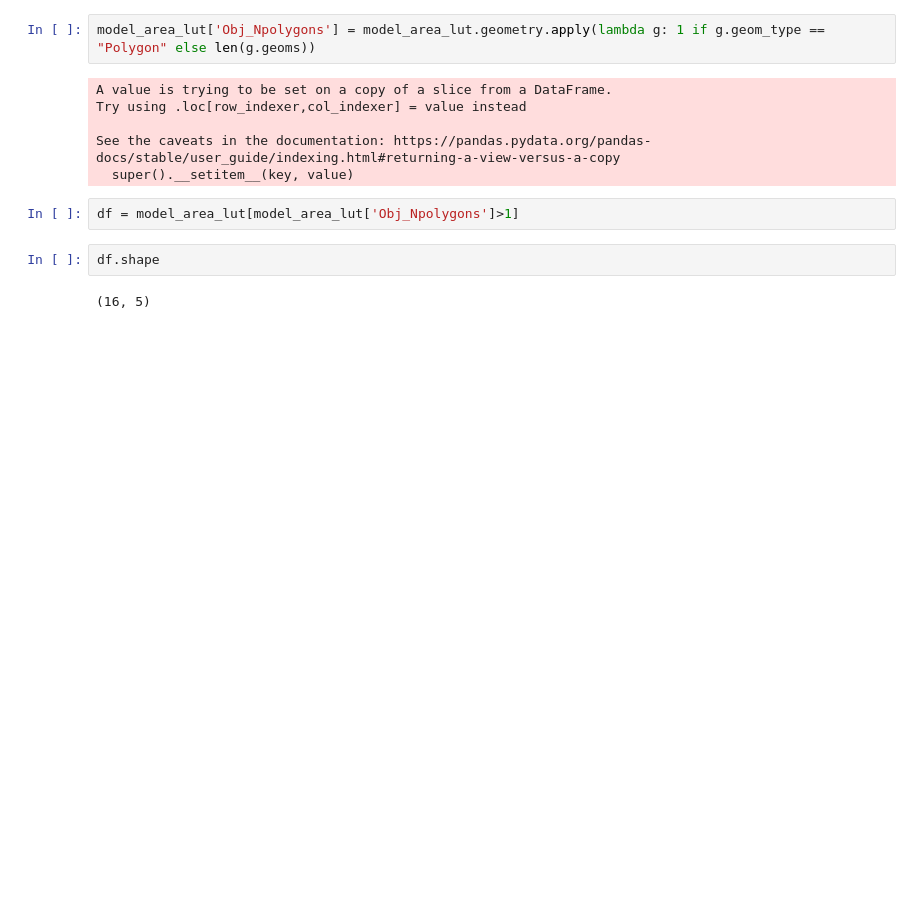
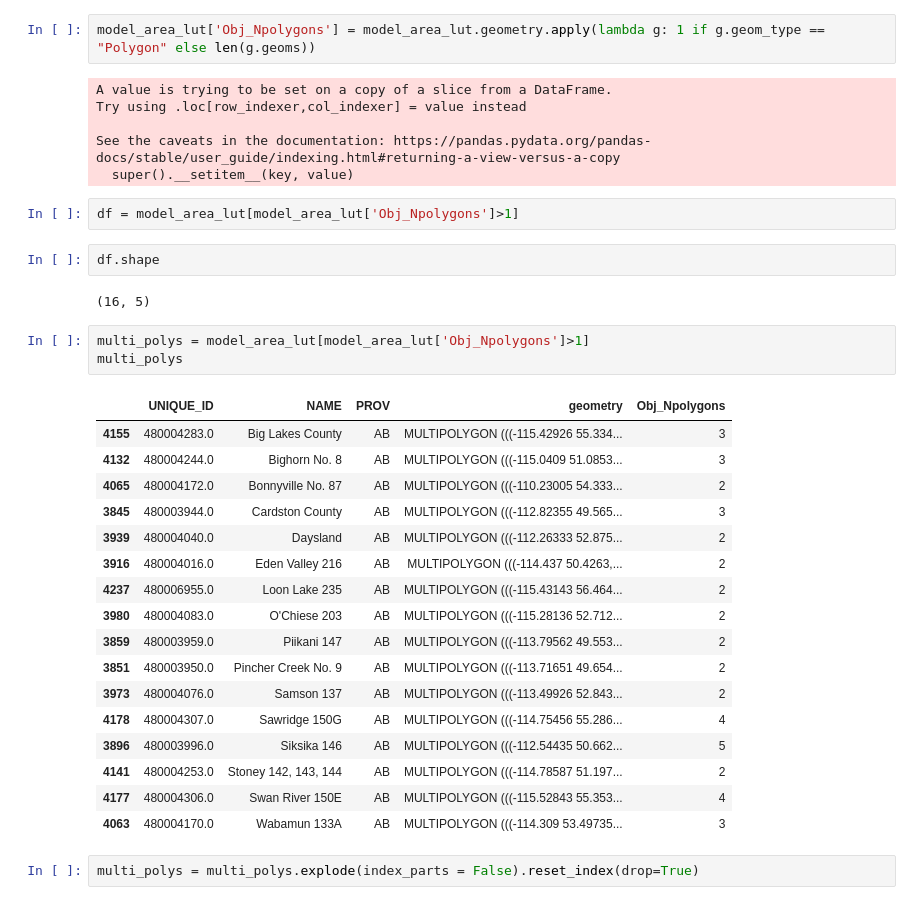
Before and after one commit to Laxmi884/PSTR, a Jupyter notebook: Functions.ipynb, the cells around one changed output. Drawn from its saved outputs; the diff is of its cells as text; blank space fills up the shorter version.

```diff
--- a/Functions.ipynb
+++ b/Functions.ipynb
@@ -90,3 +90,26 @@ df = model_area_lut[model_area_lut['Obj_Npolygons']>1]
 df.shape
 # %% [output]
 (16, 5)
+# %%
+multi_polys = model_area_lut[model_area_lut['Obj_Npolygons']>1]
+multi_polys
+# %% [output]
+|  | UNIQUE_ID | NAME | PROV | geometry | Obj_Npolygons |
+| 4155 | 480004283.0 | Big Lakes County | AB | MULTIPOLYGON (((-115.42926 55.334... | 3 |
+| 4132 | 480004244.0 | Bighorn No. 8 | AB | MULTIPOLYGON (((-115.0409 51.0853... | 3 |
+| 4065 | 480004172.0 | Bonnyville No. 87 | AB | MULTIPOLYGON (((-110.23005 54.333... | 2 |
+| 3845 | 480003944.0 | Cardston County | AB | MULTIPOLYGON (((-112.82355 49.565... | 3 |
+| 3939 | 480004040.0 | Daysland | AB | MULTIPOLYGON (((-112.26333 52.875... | 2 |
+| 3916 | 480004016.0 | Eden Valley 216 | AB | MULTIPOLYGON (((-114.437 50.4263,... | 2 |
+| 4237 | 480006955.0 | Loon Lake 235 | AB | MULTIPOLYGON (((-115.43143 56.464... | 2 |
+| 3980 | 480004083.0 | O'Chiese 203 | AB | MULTIPOLYGON (((-115.28136 52.712... | 2 |
+| 3859 | 480003959.0 | Piikani 147 | AB | MULTIPOLYGON (((-113.79562 49.553... | 2 |
+| 3851 | 480003950.0 | Pincher Creek No. 9 | AB | MULTIPOLYGON (((-113.71651 49.654... | 2 |
+| 3973 | 480004076.0 | Samson 137 | AB | MULTIPOLYGON (((-113.49926 52.843... | 2 |
+| 4178 | 480004307.0 | Sawridge 150G | AB | MULTIPOLYGON (((-114.75456 55.286... | 4 |
+| 3896 | 480003996.0 | Siksika 146 | AB | MULTIPOLYGON (((-112.54435 50.662... | 5 |
+| 4141 | 480004253.0 | Stoney 142, 143, 144 | AB | MULTIPOLYGON (((-114.78587 51.197... | 2 |
+| 4177 | 480004306.0 | Swan River 150E | AB | MULTIPOLYGON (((-115.52843 55.353... | 4 |
+| 4063 | 480004170.0 | Wabamun 133A | AB | MULTIPOLYGON (((-114.309 53.49735... | 3 |
+# %%
+multi_polys = multi_polys.explode(index_parts = False).reset_index(drop=True)
```
Also changed, not shown: parts of 7 cells of this notebook.
